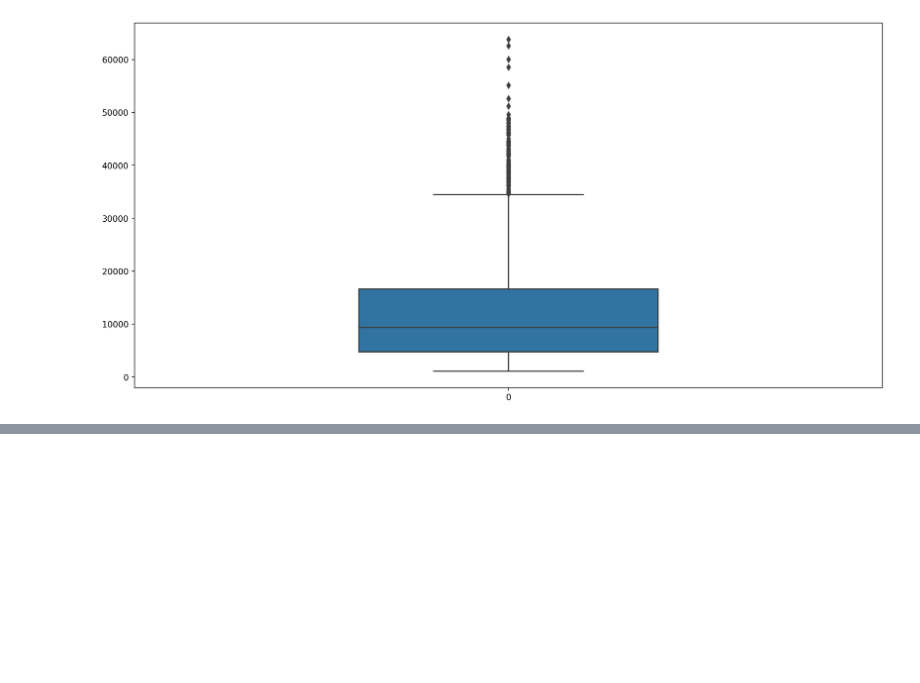
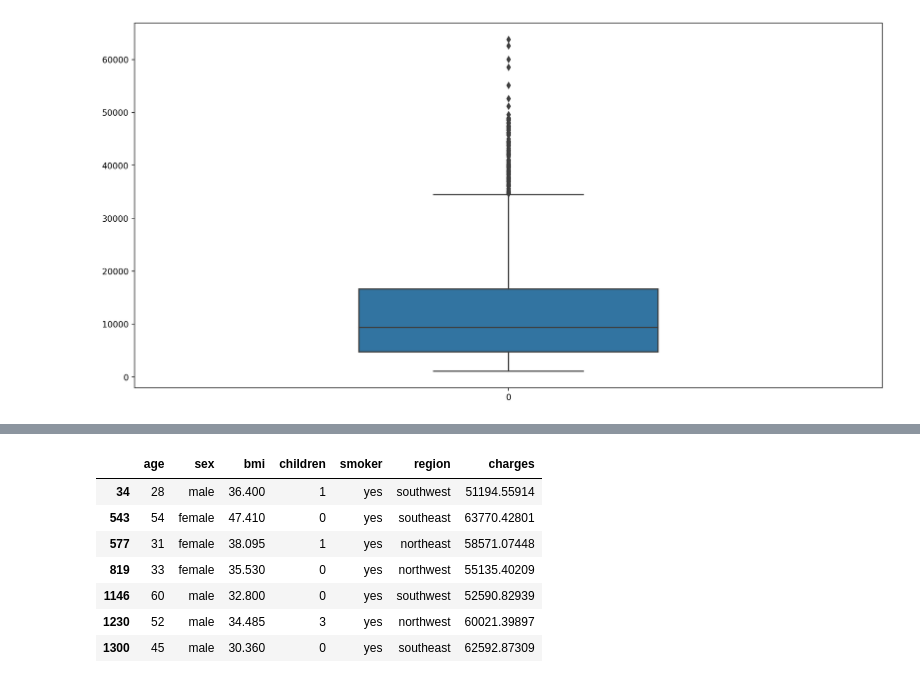
Before and after one commit to ashen007/EDA_project, a Jupyter notebook: analysis.ipynb, the cells around one changed output, grey strips where cells are left out. Cells and saved outputs as stored; diff of their text form; code cells hidden in the pictures; blank space fills up the shorter version.

```diff
--- a/analysis.ipynb
+++ b/analysis.ipynb
@@ -194,0 +234,12 @@ plt.show()
+# %%
+charges_zScore = np.abs(st.zscore(df['charges']))
+df.iloc[np.where(charges_zScore>=3)]
+# %% [output]
+|  | age | sex | bmi | children | smoker | region | charges |
+| 34 | 28 | male | 36.400 | 1 | yes | southwest | 51194.55914 |
+| 543 | 54 | female | 47.410 | 0 | yes | southeast | 63770.42801 |
+| 577 | 31 | female | 38.095 | 1 | yes | northeast | 58571.07448 |
+| 819 | 33 | female | 35.530 | 0 | yes | northwest | 55135.40209 |
+| 1146 | 60 | male | 32.800 | 0 | yes | southwest | 52590.82939 |
+| 1230 | 52 | male | 34.485 | 3 | yes | northwest | 60021.39897 |
+| 1300 | 45 | male | 30.360 | 0 | yes | southeast | 62592.87309 |
```
Also changed, not shown: parts of 9 cells of this notebook.
